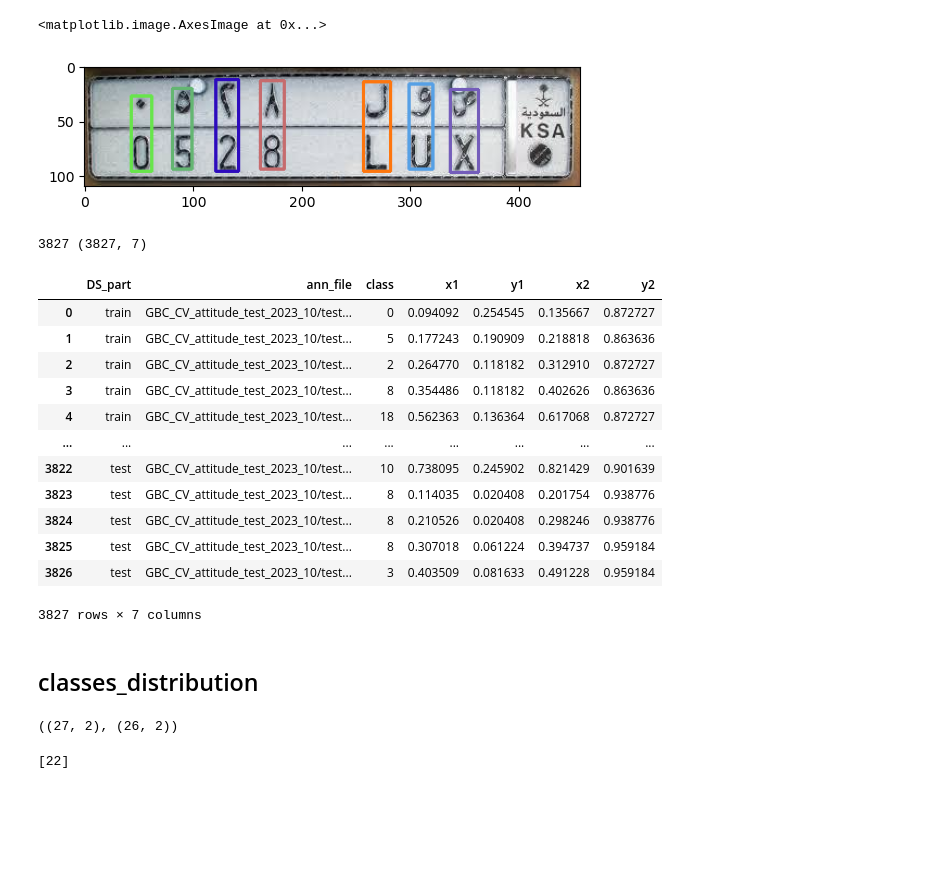
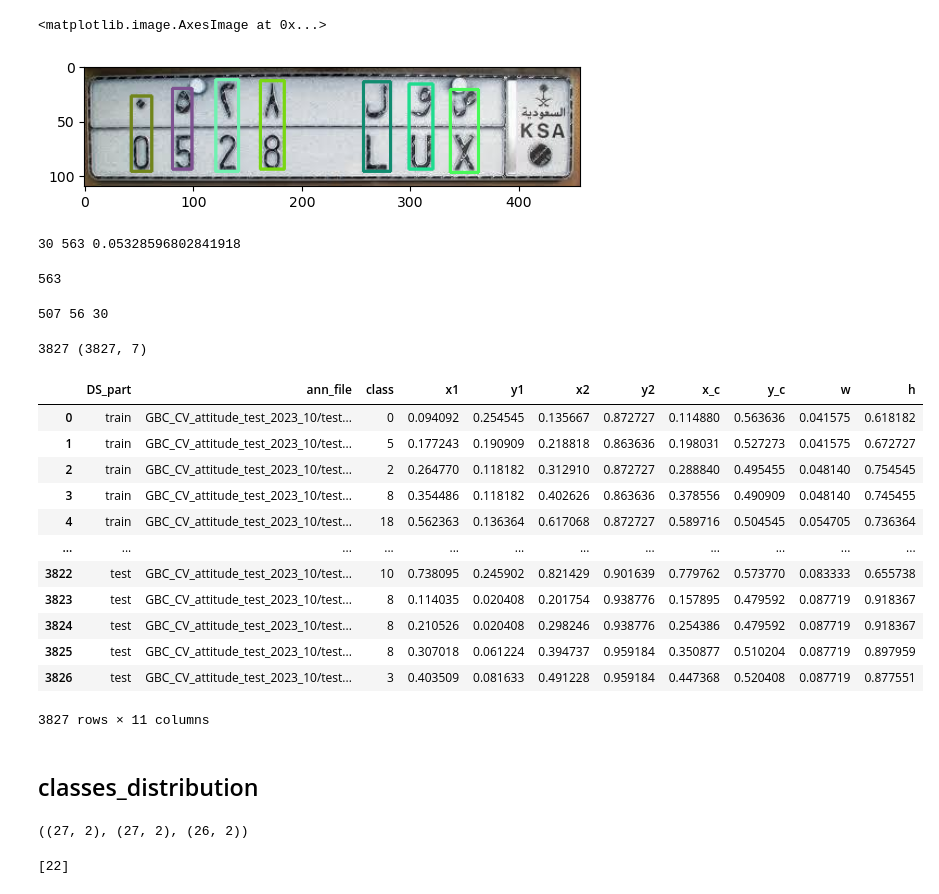
Before and after one commit to zamarseny/detection_plate_symbols, a Jupyter notebook: EDA.ipynb, the cells around one changed output. Saved outputs shown, nothing was run; the diff lists cells and outputs as text; code cells hidden in the pictures; blank space fills up the shorter version.

```diff
--- a/EDA.ipynb
+++ b/EDA.ipynb
@@ -17,11 +20,15 @@ import utils
 # %%
 importlib.reload(utils)
 from utils import get_boxes_texts, get_boxes_classes_xml, plot_all_boxes, get_boxes_classes_txt
+# %%
+val_dir = 'GBC_CV_attitude_test_2023_10/test_task/valid'
+os.mkdir(val_dir)
 # %%
 train_dir = 'GBC_CV_attitude_test_2023_10/test_task/train'
 test_dir = 'GBC_CV_attitude_test_2023_10/test_task/test'
 
 directories = {'train':  train_dir,
+               'val': val_dir,
               'test': test_dir}
 
 ann_file = 'ckictsenl0000246a2itn28ts.txt'
@@ -33,7 +40,17 @@ pic_vis = plot_all_boxes(pic, boxes, classes)
 plt.imshow(pic_vis)
 # %% [output]
 <matplotlib.image.AxesImage at 0x...>
-[figure, old version]
+[figure, new version]
 # %%
-train_anns = glob.glob( os.path.join(train_dir, '*.txt') )
+train_anns = sorted(glob.glob( os.path.join(train_dir, '*.txt') ))
 test_anns = glob.glob( os.path.join(test_dir, '*.txt') )
+print(len(test_anns),len(train_anns), len(test_anns)/len(train_anns))
+# %% [output]
+30 563 0.05328596802841918
+# %%
+train_pics = glob.glob( os.path.join(train_dir, '*.png') )
+train_pics.extend(glob.glob( os.path.join(train_dir, '*.jpeg') ))
+train_pics = sorted(train_pics)
+len(train_pics)
+# %% [output]
+563
@@ -40,3 +70,10 @@ test_anns = glob.glob( os.path.join(test_dir, '*.txt') )
+# %%
+train_anns = glob.glob( os.path.join(train_dir, '*.txt'))
+val_anns = glob.glob( os.path.join(val_dir, '*.txt'))
+test_anns = glob.glob( os.path.join(test_dir, '*.txt'))
+print(len(train_anns), len(val_anns), len(test_anns))
+# %% [output]
+507 56 30
 # %%
 DF = pd.DataFrame(columns = ['DS_part', 'ann_file', 'class', 'x1', 'y1', 'x2', 'y2'])
 row_n=0
@@ -53,31 +90,36 @@ for DS_part in directories:
         #print(ann_data, )
 # %%
 print(row_n, DF.shape)
+DF['x_c']= (DF['x1']+DF['x2'])/2
+DF['y_c']= (DF['y1']+DF['y2'])/2
+DF['w']= (DF['x2']-DF['x1'])
+DF['h']= (DF['y2']-DF['y1'])
 DF
 # %% [output]
 3827 (3827, 7)
-|  | DS_part | ann_file | class | x1 | y1 | x2 | y2 |
-| 0 | train | GBC_CV_attitude_test_2023_10/test... | 0 | 0.094092 | 0.254545 | 0.135667 | 0.872727 |
-| 1 | train | GBC_CV_attitude_test_2023_10/test... | 5 | 0.177243 | 0.190909 | 0.218818 | 0.863636 |
-| 2 | train | GBC_CV_attitude_test_2023_10/test... | 2 | 0.264770 | 0.118182 | 0.312910 | 0.872727 |
-| 3 | train | GBC_CV_attitude_test_2023_10/test... | 8 | 0.354486 | 0.118182 | 0.402626 | 0.863636 |
-| 4 | train | GBC_CV_attitude_test_2023_10/test... | 18 | 0.562363 | 0.136364 | 0.617068 | 0.872727 |
-| ... | ... | ... | ... | ... | ... | ... | ... |
-| 3822 | test | GBC_CV_attitude_test_2023_10/test... | 10 | 0.738095 | 0.245902 | 0.821429 | 0.901639 |
-| 3823 | test | GBC_CV_attitude_test_2023_10/test... | 8 | 0.114035 | 0.020408 | 0.201754 | 0.938776 |
-| 3824 | test | GBC_CV_attitude_test_2023_10/test... | 8 | 0.210526 | 0.020408 | 0.298246 | 0.938776 |
-| 3825 | test | GBC_CV_attitude_test_2023_10/test... | 8 | 0.307018 | 0.061224 | 0.394737 | 0.959184 |
-| 3826 | test | GBC_CV_attitude_test_2023_10/test... | 3 | 0.403509 | 0.081633 | 0.491228 | 0.959184 |
+|  | DS_part | ann_file | class | x1 | y1 | x2 | y2 | x_c | y_c | w | h |
+| 0 | train | GBC_CV_attitude_test_2023_10/test... | 0 | 0.094092 | 0.254545 | 0.135667 | 0.872727 | 0.114880 | 0.563636 | 0.041575 | 0.618182 |
+| 1 | train | GBC_CV_attitude_test_2023_10/test... | 5 | 0.177243 | 0.190909 | 0.218818 | 0.863636 | 0.198031 | 0.527273 | 0.041575 | 0.672727 |
+| 2 | train | GBC_CV_attitude_test_2023_10/test... | 2 | 0.264770 | 0.118182 | 0.312910 | 0.872727 | 0.288840 | 0.495455 | 0.048140 | 0.754545 |
+| 3 | train | GBC_CV_attitude_test_2023_10/test... | 8 | 0.354486 | 0.118182 | 0.402626 | 0.863636 | 0.378556 | 0.490909 | 0.048140 | 0.745455 |
+| 4 | train | GBC_CV_attitude_test_2023_10/test... | 18 | 0.562363 | 0.136364 | 0.617068 | 0.872727 | 0.589716 | 0.504545 | 0.054705 | 0.736364 |
+| ... | ... | ... | ... | ... | ... | ... | ... | ... | ... | ... | ... |
+| 3822 | test | GBC_CV_attitude_test_2023_10/test... | 10 | 0.738095 | 0.245902 | 0.821429 | 0.901639 | 0.779762 | 0.573770 | 0.083333 | 0.655738 |
+| 3823 | test | GBC_CV_attitude_test_2023_10/test... | 8 | 0.114035 | 0.020408 | 0.201754 | 0.938776 | 0.157895 | 0.479592 | 0.087719 | 0.918367 |
+| 3824 | test | GBC_CV_attitude_test_2023_10/test... | 8 | 0.210526 | 0.020408 | 0.298246 | 0.938776 | 0.254386 | 0.479592 | 0.087719 | 0.918367 |
+| 3825 | test | GBC_CV_attitude_test_2023_10/test... | 8 | 0.307018 | 0.061224 | 0.394737 | 0.959184 | 0.350877 | 0.510204 | 0.087719 | 0.897959 |
+| 3826 | test | GBC_CV_attitude_test_2023_10/test... | 3 | 0.403509 | 0.081633 | 0.491228 | 0.959184 | 0.447368 | 0.520408 | 0.087719 | 0.877551 |
-3827 rows × 7 columns
+3827 rows × 11 columns
 # %% [markdown]
 ## classes_distribution
 # %%
 tr_freq = DF[DF['DS_part']=='train'].groupby(by = 'class')['DS_part'].count().reset_index()
+val_freq = DF[DF['DS_part']=='val'].groupby(by = 'class')['DS_part'].count().reset_index()
 te_freq = DF[DF['DS_part']=='test'].groupby(by = 'class')['DS_part'].count().reset_index()
 #tr_freq = DF[DF['DS_part']=='train'].groupby(by = 'class').agg('DS_part', count).reset_index()
-tr_freq.shape, te_freq.shape
+tr_freq.shape, val_freq.shape, te_freq.shape
 # %% [output]
-((27, 2), (26, 2))
+((27, 2), (27, 2), (26, 2))
 # %%
 #te_freq.head()
 [x for x in list(tr_freq['class']) if x not in list(te_freq['class'])]
```
Also changed, not shown: parts of 25 cells of this notebook.
